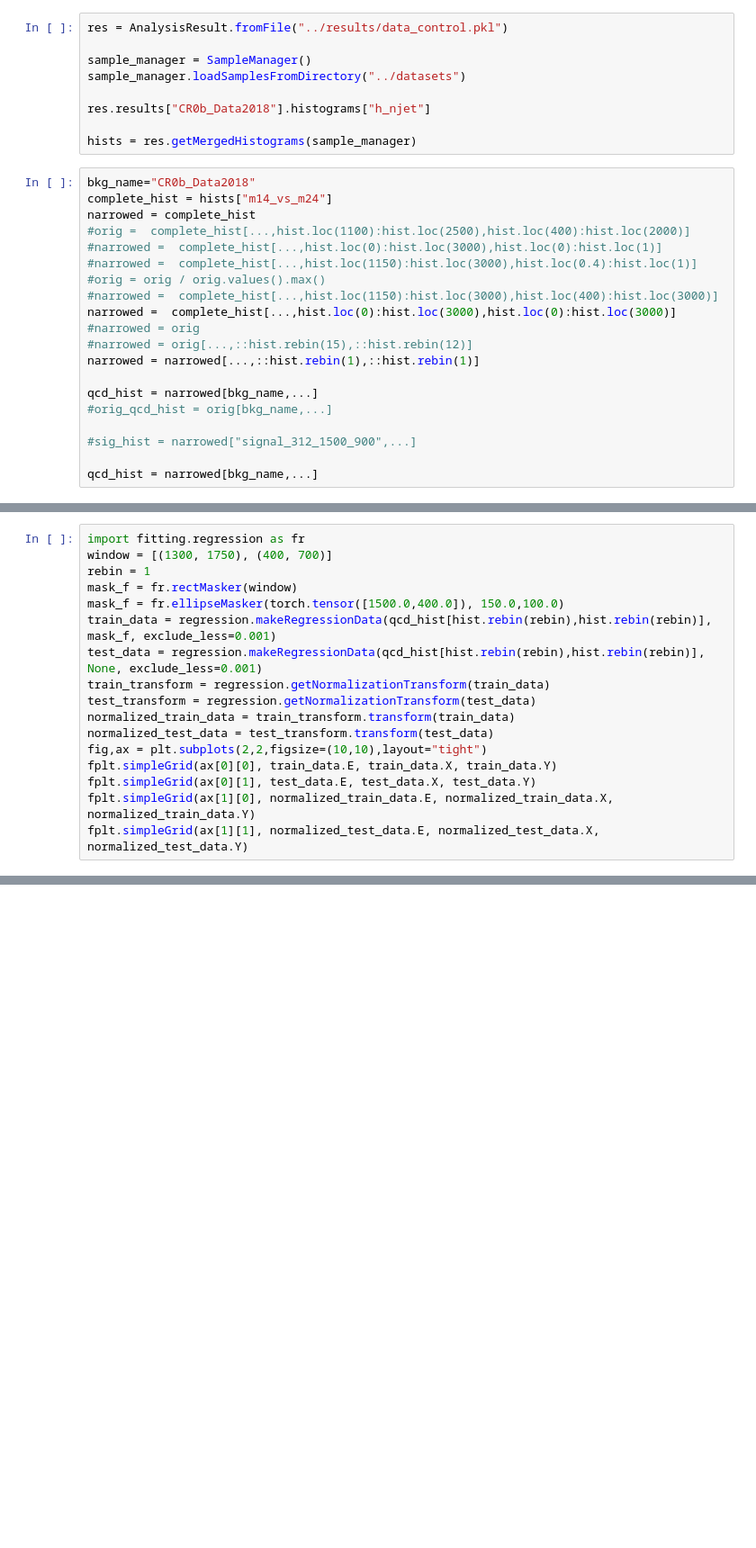
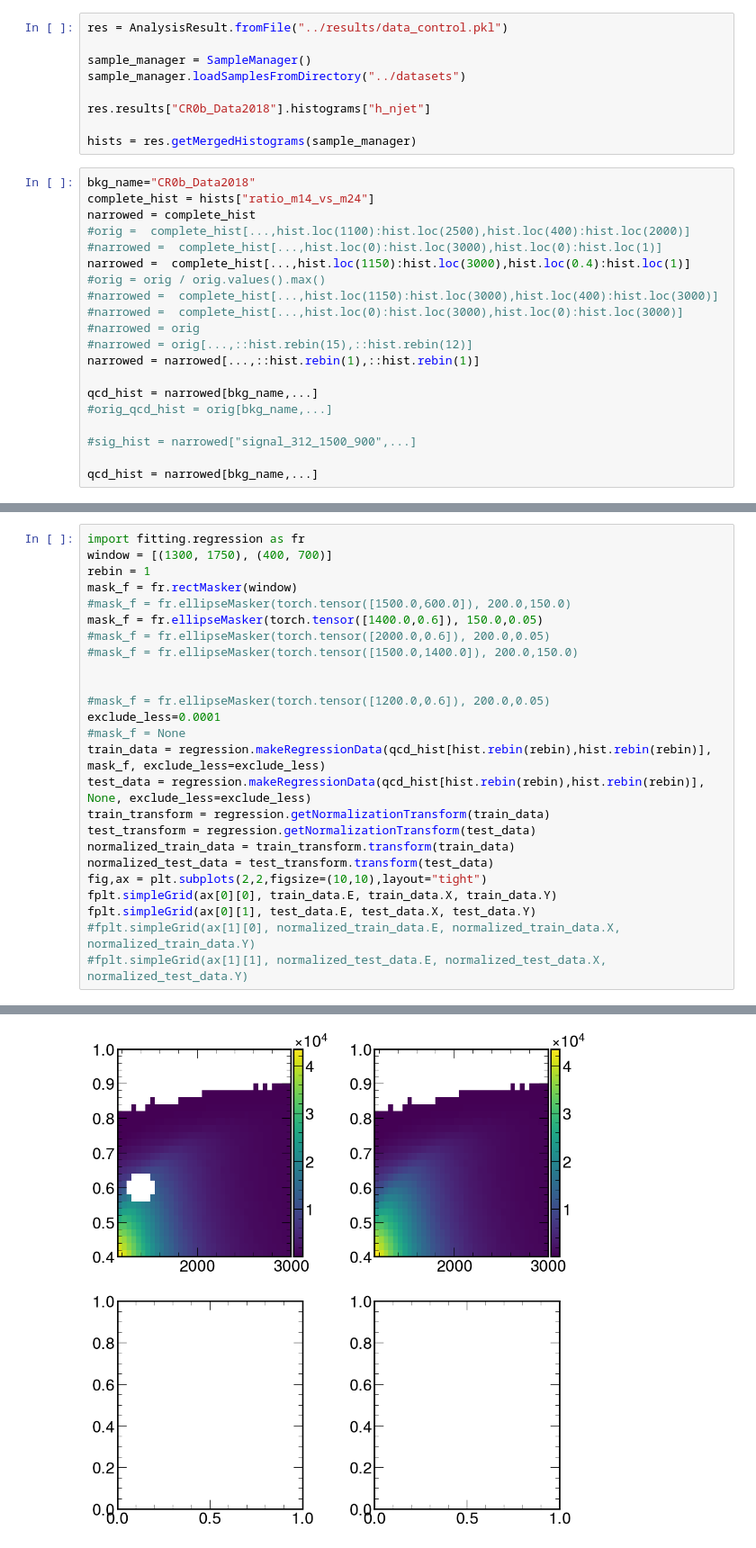
Before and after one commit to UMN-CMS/SingleStopCoffea, a Jupyter notebook: notebooks/multidim_fit.ipynb, the cells around one changed output, grey strips where cells are left out. Shown at 90% size. Saved outputs shown, nothing was run; the diff lists cells and outputs as text; blank space fills up the shorter version.

```diff
--- a/notebooks/multidim_fit.ipynb
+++ b/notebooks/multidim_fit.ipynb
@@ -39,14 +39,14 @@ res.results["CR0b_Data2018"].histograms["h_njet"]
 hists = res.getMergedHistograms(sample_manager)
 # %%
 bkg_name="CR0b_Data2018"
-complete_hist = hists["m14_vs_m24"]
+complete_hist = hists["ratio_m14_vs_m24"]
 narrowed = complete_hist
 #orig =  complete_hist[...,hist.loc(1100):hist.loc(2500),hist.loc(400):hist.loc(2000)]
 #narrowed =  complete_hist[...,hist.loc(0):hist.loc(3000),hist.loc(0):hist.loc(1)]
-#narrowed =  complete_hist[...,hist.loc(1150):hist.loc(3000),hist.loc(0.4):hist.loc(1)]
+narrowed =  complete_hist[...,hist.loc(1150):hist.loc(3000),hist.loc(0.4):hist.loc(1)]
 #orig = orig / orig.values().max()
 #narrowed =  complete_hist[...,hist.loc(1150):hist.loc(3000),hist.loc(400):hist.loc(3000)]
-narrowed =  complete_hist[...,hist.loc(0):hist.loc(3000),hist.loc(0):hist.loc(3000)]
+#narrowed =  complete_hist[...,hist.loc(0):hist.loc(3000),hist.loc(0):hist.loc(3000)]
 #narrowed = orig
 #narrowed = orig[...,::hist.rebin(15),::hist.rebin(12)]
 narrowed = narrowed[...,::hist.rebin(1),::hist.rebin(1)]
@@ -74,9 +68,17 @@ import fitting.regression as fr
 window = [(1300, 1750), (400, 700)]
 rebin = 1
 mask_f = fr.rectMasker(window)
-mask_f = fr.ellipseMasker(torch.tensor([1500.0,400.0]), 150.0,100.0)
-train_data = regression.makeRegressionData(qcd_hist[hist.rebin(rebin),hist.rebin(rebin)], mask_f, exclude_less=0.001)
-test_data = regression.makeRegressionData(qcd_hist[hist.rebin(rebin),hist.rebin(rebin)], None, exclude_less=0.001)
+#mask_f = fr.ellipseMasker(torch.tensor([1500.0,600.0]), 200.0,150.0)
+mask_f = fr.ellipseMasker(torch.tensor([1400.0,0.6]), 150.0,0.05)
+#mask_f = fr.ellipseMasker(torch.tensor([2000.0,0.6]), 200.0,0.05)
+#mask_f = fr.ellipseMasker(torch.tensor([1500.0,1400.0]), 200.0,150.0)
+
+
+#mask_f = fr.ellipseMasker(torch.tensor([1200.0,0.6]), 200.0,0.05)
+exclude_less=0.0001
+#mask_f = None
+train_data = regression.makeRegressionData(qcd_hist[hist.rebin(rebin),hist.rebin(rebin)], mask_f, exclude_less=exclude_less)
+test_data = regression.makeRegressionData(qcd_hist[hist.rebin(rebin),hist.rebin(rebin)], None, exclude_less=exclude_less)
 train_transform = regression.getNormalizationTransform(train_data)
 test_transform = regression.getNormalizationTransform(test_data)
 normalized_train_data = train_transform.transform(train_data)
@@ -84,5 +86,6 @@ normalized_test_data = test_transform.transform(test_data)
 fig,ax = plt.subplots(2,2,figsize=(10,10),layout="tight")
 fplt.simpleGrid(ax[0][0], train_data.E, train_data.X, train_data.Y)
 fplt.simpleGrid(ax[0][1], test_data.E, test_data.X, test_data.Y)
-fplt.simpleGrid(ax[1][0], normalized_train_data.E, normalized_train_data.X, normalized_train_data.Y)
-fplt.simpleGrid(ax[1][1], normalized_test_data.E, normalized_test_data.X, normalized_test_data.Y)
+#fplt.simpleGrid(ax[1][0], normalized_train_data.E, normalized_train_data.X, normalized_train_data.Y)
+#fplt.simpleGrid(ax[1][1], normalized_test_data.E, normalized_test_data.X, normalized_test_data.Y)
+# %% [output]
@@ -88,0 +93 @@ fplt.simpleGrid(ax[1][1], normalized_test_data.E, normalized_test_data.X, normal
+[figure, added]
```
Also changed, not shown: parts of 15 cells of this notebook, 5 other files.
